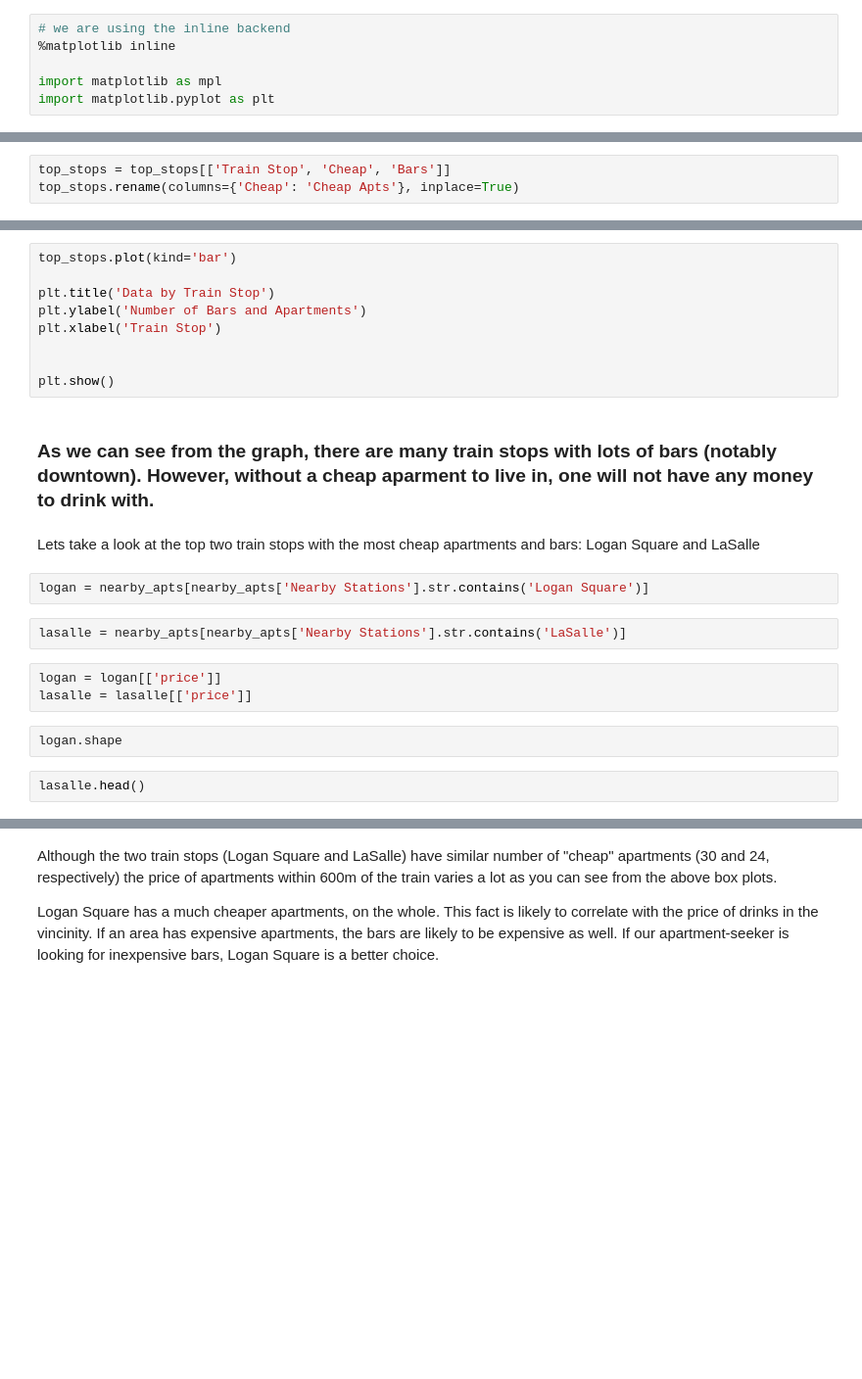
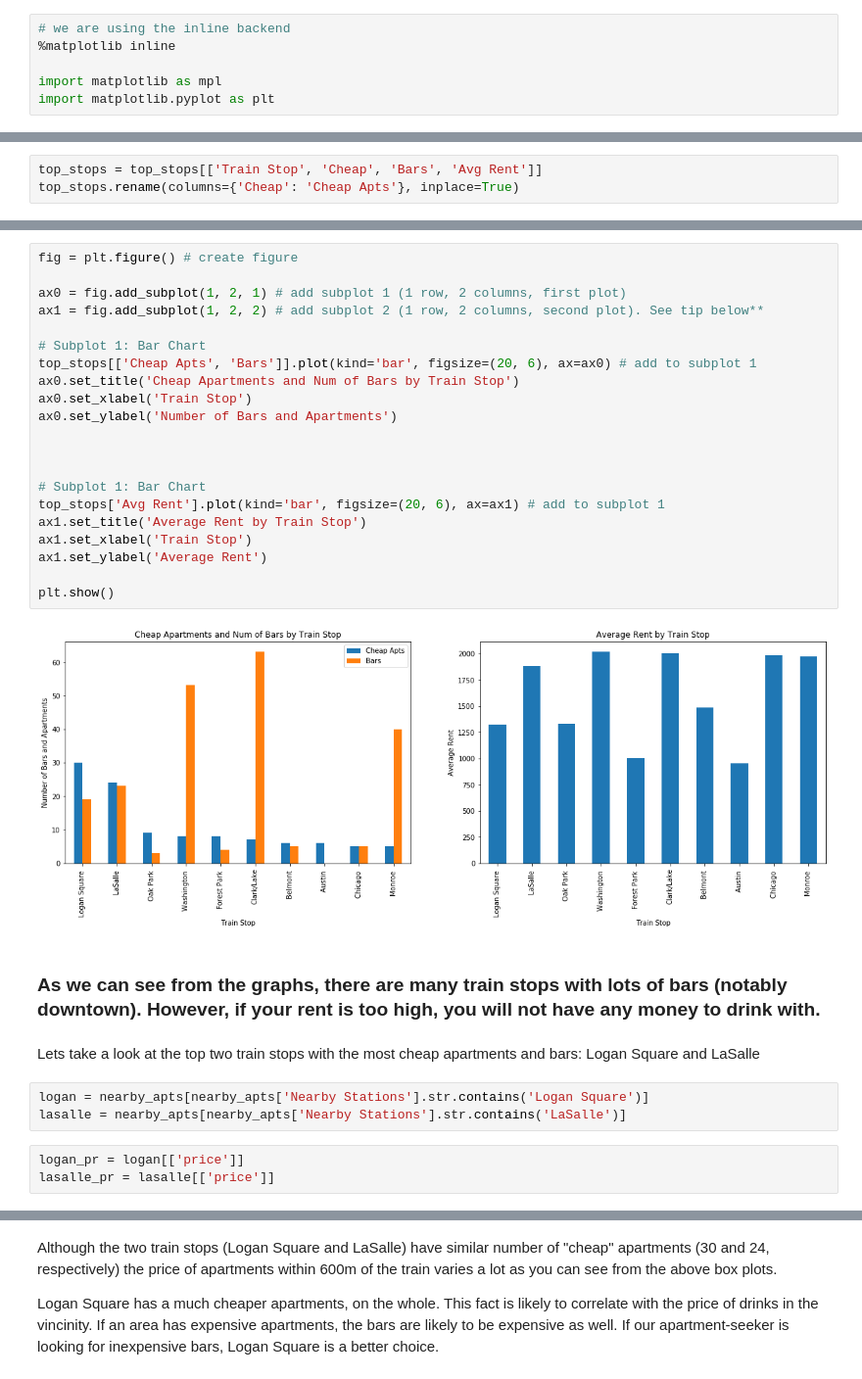
Before and after one commit to sjegoodman/IBM-Data-Science, a Jupyter notebook: CheapChicagoLiving.ipynb, the cells around one changed output, grey strips where cells are left out. Shown at 98% size. Cells and saved outputs as stored; diff of their text form; blank space fills up the shorter version.

```diff
--- a/CheapChicagoLiving.ipynb
+++ b/CheapChicagoLiving.ipynb
@@ -657,5 +697,5 @@ top_stops = stop_data.iloc[0:10]
 # %%
-top_stops = top_stops[['Train Stop', 'Cheap', 'Bars']]
+top_stops = top_stops[['Train Stop', 'Cheap', 'Bars', 'Avg Rent']]
 top_stops.rename(columns={'Cheap': 'Cheap Apts'}, inplace=True)
 # %%
 top_stops.set_index("Train Stop", inplace=True)
@@ -663,27 +711,36 @@ top_stops.head()
-# %%
-top_stops.plot(kind='bar')
-
-plt.title('Data by Train Stop')
-plt.ylabel('Number of Bars and Apartments')
-plt.xlabel('Train Stop')
-
-
-plt.show()
+# %%
+fig = plt.figure() # create figure
+
+ax0 = fig.add_subplot(1, 2, 1) # add subplot 1 (1 row, 2 columns, first plot)
+ax1 = fig.add_subplot(1, 2, 2) # add subplot 2 (1 row, 2 columns, second plot). See tip below**
+
+# Subplot 1: Bar Chart
+top_stops[['Cheap Apts', 'Bars']].plot(kind='bar', figsize=(20, 6), ax=ax0) # add to subplot 1
+ax0.set_title('Cheap Apartments and Num of Bars by Train Stop')
+ax0.set_xlabel('Train Stop')
+ax0.set_ylabel('Number of Bars and Apartments')
+
+
+
+# Subplot 1: Bar Chart
+top_stops['Avg Rent'].plot(kind='bar', figsize=(20, 6), ax=ax1) # add to subplot 1
+ax1.set_title('Average Rent by Train Stop')
+ax1.set_xlabel('Train Stop')
+ax1.set_ylabel('Average Rent')
+
+plt.show()
+# %% [output]
+[figure, added]
 # %% [markdown]
-### As we can see from the graph, there are many train stops with lots of bars (notably downtown). However, without a cheap aparment to live in, one will not have any money to drink with.
+### As we can see from the graphs, there are many train stops with lots of bars (notably downtown). However, if your rent is too high, you will not have any money to drink with.
 # %% [markdown]
 Lets take a look at the top two train stops with the most cheap apartments and bars: Logan Square and LaSalle
 # %%
 logan = nearby_apts[nearby_apts['Nearby Stations'].str.contains('Logan Square')]
+lasalle = nearby_apts[nearby_apts['Nearby Stations'].str.contains('LaSalle')]
-# %%
-lasalle = nearby_apts[nearby_apts['Nearby Stations'].str.contains('LaSalle')]
 # %%
-logan = logan[['price']]
-lasalle = lasalle[['price']]
+logan_pr = logan[['price']]
+lasalle_pr = lasalle[['price']]
-# %%
-logan.shape
-# %%
-lasalle.head()
 # %%
 fig = plt.figure() # create figure
 
```
Also changed, not shown: parts of 21 cells of this notebook.
